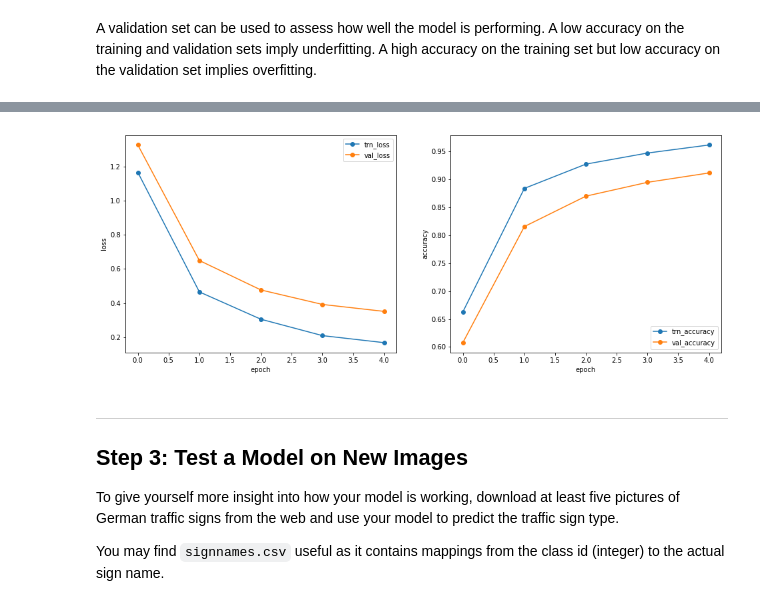
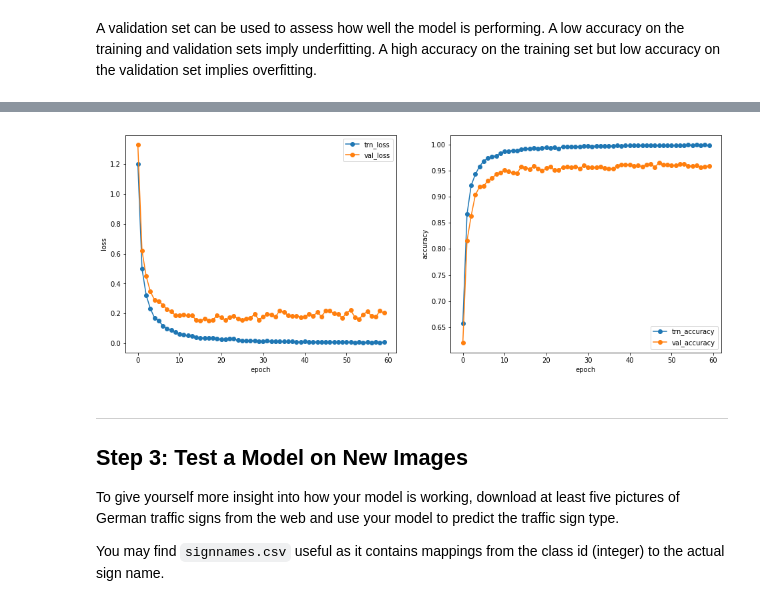
Before and after one commit to mrrocketraccoon/GermanTrafficSignClassifier, a Jupyter notebook: Traffic_Sign_Classifier.ipynb, the cells around one changed output, grey strips where cells are left out. Saved outputs shown, nothing was run; the diff lists cells and outputs as text; code cells hidden in the pictures.

Commit message:
Added images for illustration purposes

```diff
--- a/Traffic_Sign_Classifier.ipynb
+++ b/Traffic_Sign_Classifier.ipynb
@@ -272,7 +285,7 @@ tr_loss_history = []
 val_loss_history = []
 
 #Training Pipeline
-EPOCHS = 5
+EPOCHS = 60
 BATCH_SIZE = 128
 rate = 0.001
 model_location = './models/modified_lenet'
@@ -348,5 +361,5 @@ Validation Accuracy = 0.911, Validation Loss = 0.351
 Model saved
-[figure, old version]
+[figure, new version]
 # %% [markdown]
 ---
 
```
Also changed, not shown: parts of 11 cells of this notebook, 6 other files.
